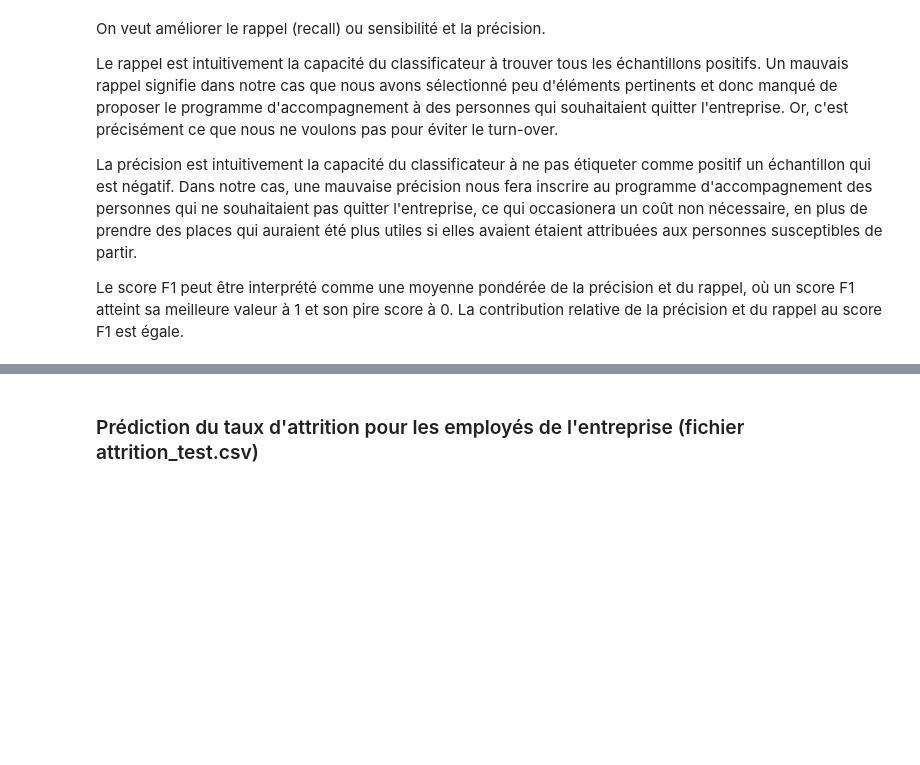
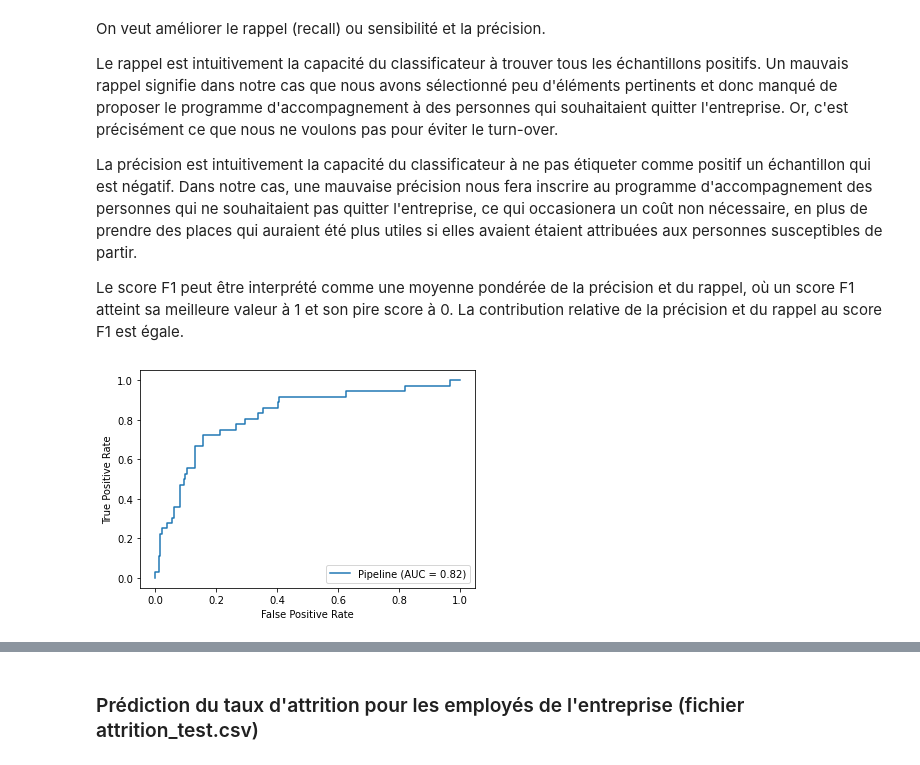
Before and after one commit to ATelders/turn_over, a Jupyter notebook: notebooks/2021-04-14-at-cs-logistic_regression.ipynb, the cells around one changed output, grey strips where cells are left out. Drawn from its saved outputs; the diff is of its cells as text; code cells hidden in the pictures; blank space fills up the shorter version.

```diff
--- a/notebooks/2021-04-14-at-cs-logistic_regression.ipynb
+++ b/notebooks/2021-04-14-at-cs-logistic_regression.ipynb
@@ -294,3 +433,8 @@ Dans notre cas, une mauvaise précision nous fera inscrire au programme d'accomp
 
 
 Le score F1 peut être interprété comme une moyenne pondérée de la précision et du rappel, où un score F1 atteint sa meilleure valeur à 1 et son pire score à 0. La contribution relative de la précision et du rappel au score F1 est égale.
+# %%
+plot_roc_curve(clf, X_test, y_test)
+plt.show()
+# %% [output]
+[figure, added]
```
Also changed, not shown: parts of 33 cells of this notebook.
